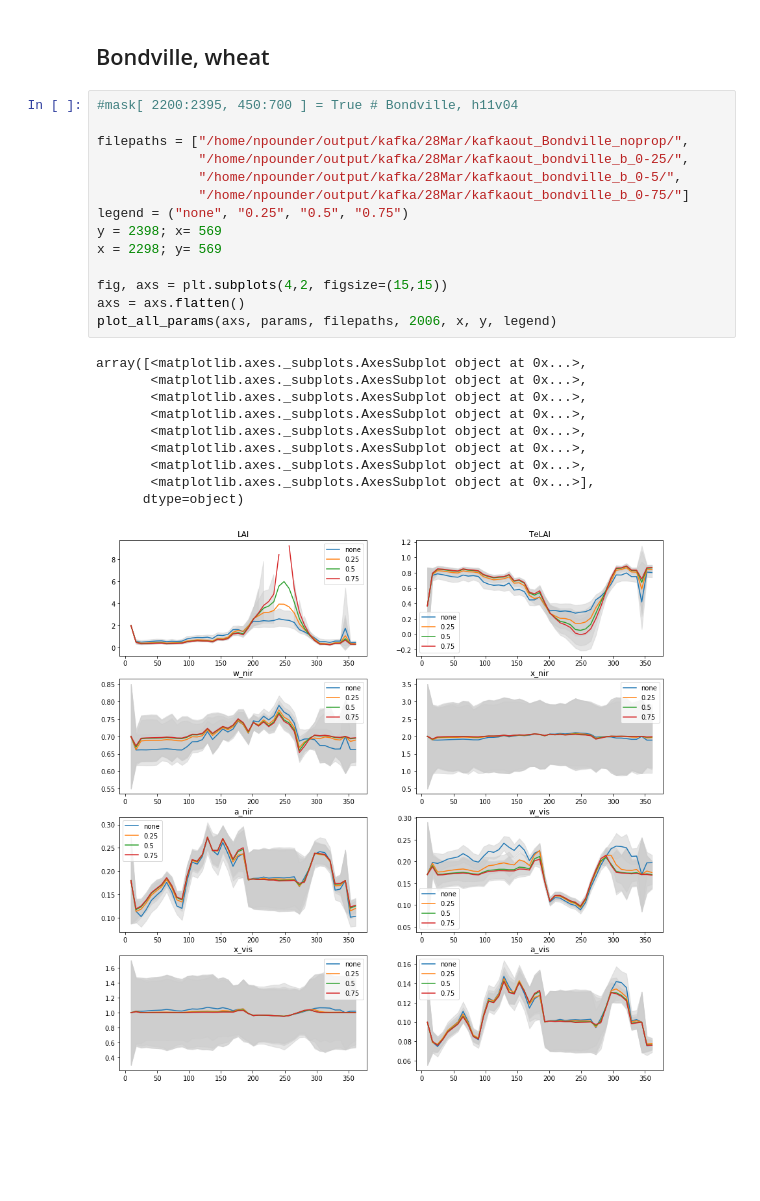
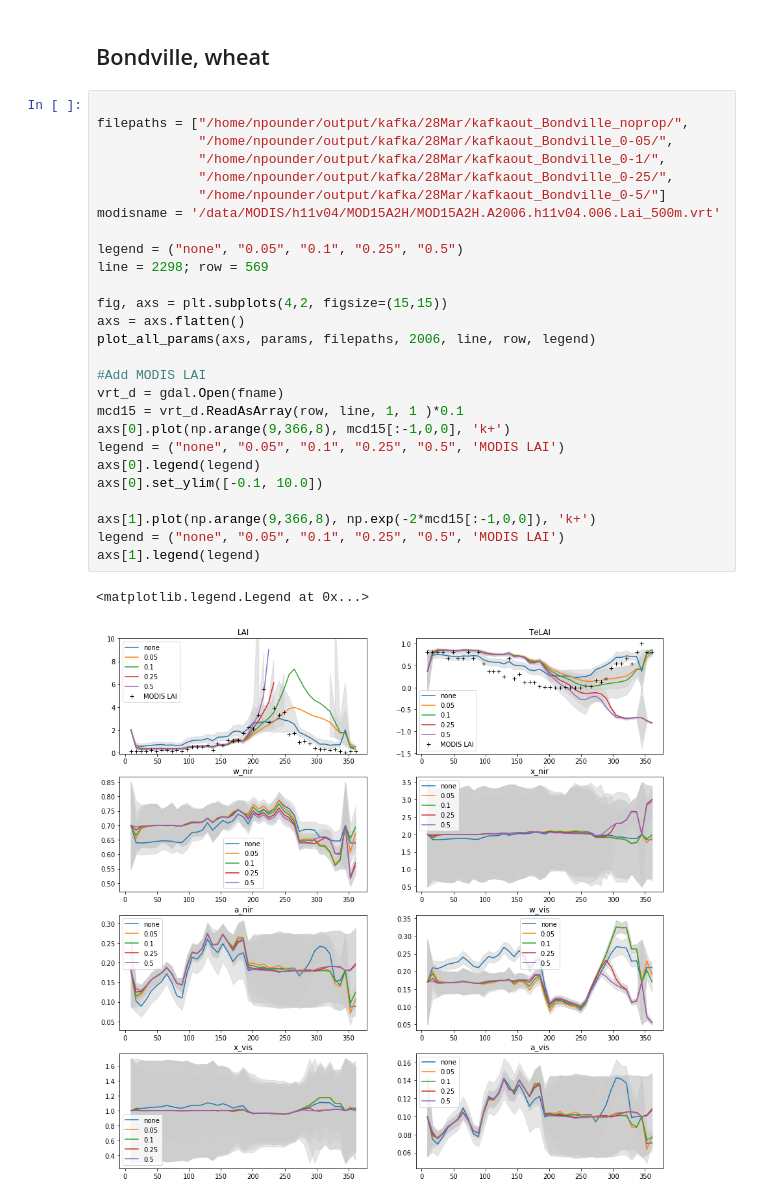
Before and after one commit to Assimila/kafka_plots, a Jupyter notebook: Plot_pixel_timeseries.ipynb, the cells around one changed output. Saved outputs shown, nothing was run; the diff lists cells and outputs as text; blank space fills up the shorter version.

Commit message:
plot modis LAI product

```diff
--- a/Plot_pixel_timeseries.ipynb
+++ b/Plot_pixel_timeseries.ipynb
@@ -88,28 +88,33 @@ array([<matplotlib.axes._subplots.AxesSubplot object at 0x...>,
 [figure]
 # %% [markdown]
 ## Bondville, wheat
-# %%
-#mask[ 2200:2395, 450:700 ] = True # Bondville, h11v04
-
-filepaths = ["/home/npounder/output/kafka/28Mar/kafkaout_Bondville_noprop/",
-             "/home/npounder/output/kafka/28Mar/kafkaout_bondville_b_0-25/",
-             "/home/npounder/output/kafka/28Mar/kafkaout_bondville_b_0-5/",
-             "/home/npounder/output/kafka/28Mar/kafkaout_bondville_b_0-75/"]
-legend = ("none", "0.25", "0.5", "0.75")
-y = 2398; x= 569
-x = 2298; y= 569
-
-fig, axs = plt.subplots(4,2, figsize=(15,15))
-axs = axs.flatten()
-plot_all_params(axs, params, filepaths, 2006, x, y, legend)
-# %% [output]
-array([<matplotlib.axes._subplots.AxesSubplot object at 0x...>,
-       <matplotlib.axes._subplots.AxesSubplot object at 0x...>,
-       <matplotlib.axes._subplots.AxesSubplot object at 0x...>,
-       <matplotlib.axes._subplots.AxesSubplot object at 0x...>,
-       <matplotlib.axes._subplots.AxesSubplot object at 0x...>,
-       <matplotlib.axes._subplots.AxesSubplot object at 0x...>,
-       <matplotlib.axes._subplots.AxesSubplot object at 0x...>,
-       <matplotlib.axes._subplots.AxesSubplot object at 0x...>],
-      dtype=object)
-[figure, removed]
+# %%
+
+filepaths = ["/home/npounder/output/kafka/28Mar/kafkaout_Bondville_noprop/",
+             "/home/npounder/output/kafka/28Mar/kafkaout_Bondville_0-05/",
+             "/home/npounder/output/kafka/28Mar/kafkaout_Bondville_0-1/",
+             "/home/npounder/output/kafka/28Mar/kafkaout_Bondville_0-25/",
+             "/home/npounder/output/kafka/28Mar/kafkaout_Bondville_0-5/"]
+modisname = '/data/MODIS/h11v04/MOD15A2H/MOD15A2H.A2006.h11v04.006.Lai_500m.vrt'
+
+legend = ("none", "0.05", "0.1", "0.25", "0.5")
+line = 2298; row = 569
+
+fig, axs = plt.subplots(4,2, figsize=(15,15))
+axs = axs.flatten()
+plot_all_params(axs, params, filepaths, 2006, line, row, legend)
+
+#Add MODIS LAI
+vrt_d = gdal.Open(fname)
+mcd15 = vrt_d.ReadAsArray(row, line, 1, 1 )*0.1
+axs[0].plot(np.arange(9,366,8), mcd15[:-1,0,0], 'k+')
+legend = ("none", "0.05", "0.1", "0.25", "0.5", 'MODIS LAI')
+axs[0].legend(legend)
+axs[0].set_ylim([-0.1, 10.0])
+
+axs[1].plot(np.arange(9,366,8), np.exp(-2*mcd15[:-1,0,0]), 'k+')
+legend = ("none", "0.05", "0.1", "0.25", "0.5", 'MODIS LAI')
+axs[1].legend(legend)
+# %% [output]
+<matplotlib.legend.Legend at 0x...>
+[figure, added]
```
Also changed, not shown: parts of 2 cells of this notebook.
